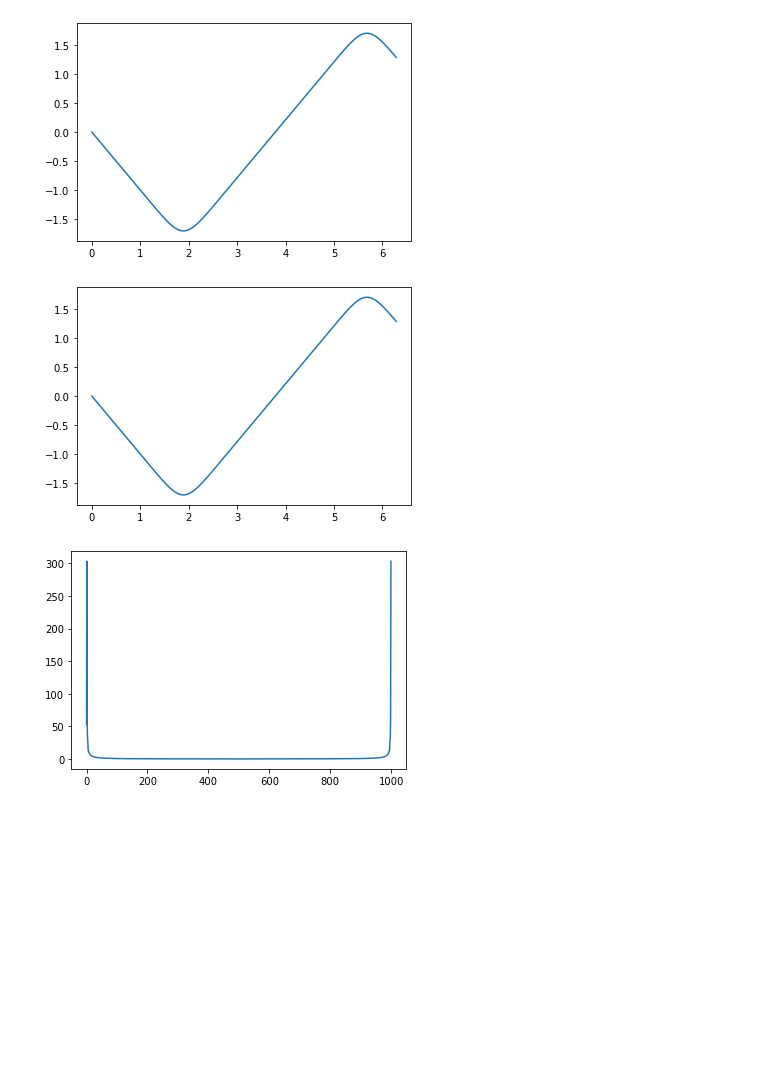
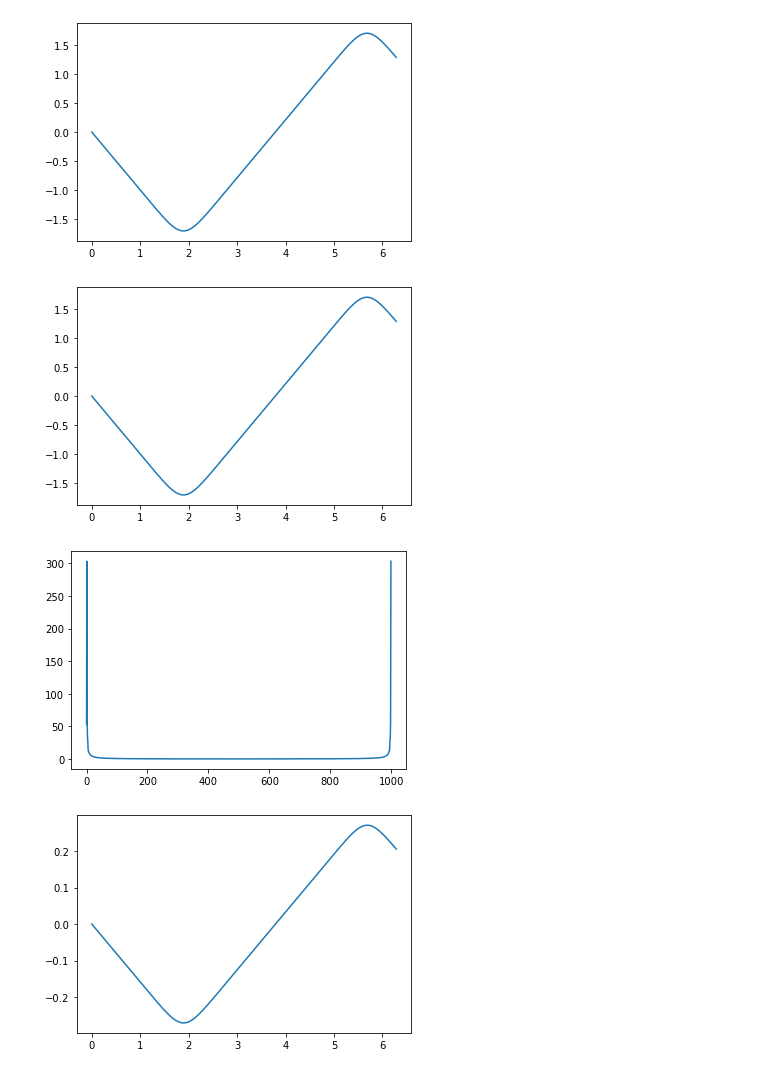
Before and after one commit to RASchauer/computational-physics-class-404-604-Spring-2021, a Jupyter notebook: Homework_Lect19-pre.ipynb, the cells around one changed output. Saved outputs shown, nothing was run; the diff lists cells and outputs as text; code cells hidden in the pictures; blank space fills up the shorter version.

```diff
--- a/Homework_Lect19-pre.ipynb
+++ b/Homework_Lect19-pre.ipynb
@@ -89,59 +89,47 @@ import matplotlib.pyplot as plt
 import cmath                                            # complex math
 
 
 N = 1000;                  Np = N
-signal = zeros( (N+1), float )
 twopi  = 2.*pi;       sq2pi = 1./sqrt(twopi);         h = twopi/N
 dftz   = zeros( (Np), complex )                  # Complex elements
-xa = zeros( (N+1), float )
 nplot = zeros( N, float )
 fplot = zeros( N, float )
 
-idftz   = zeros( (Np), complex )                  # Complex elements
-ixa = zeros( (N+1), float )
-inplot = zeros( N, float )
-ifplot = zeros( N, float )
-
-# def f(signal):                                                  # Signal
-#     step = twopi/N;
-#     x = 0.
-#     for i in range(0, N+1):
-#         signal[i] = 30*cos(x*x*x)
-#         xa[i] = x                      # Plot
-#         x += step
-
-
-def fourier(dftz):                                              # DFT
+def fourier(dftz):                                # DFT
     for n in range(0, Np):              # the n frequency
         zsum = complex(0.0, 0.0)
         for  k in range(0, N):
             zexpo = complex(0, twopi*k*n/N)           # Complex exponent
-#             zsum += signal[k]*cmath.exp(-1*zexpo)#/sq2pi     # finish this line, signal[k] is y[k]
             zsum += yp[k]*cmath.exp(-1*zexpo)#/sq2pi
         dftz[n] = zsum * sq2pi
         nplot[n] = n
         fplot[n] = sqrt(dftz[n].imag*dftz[n].imag+dftz[n].real*dftz[n].real)
 
-def invfourier(dftz):
-    for n in range(1, Np):              # the n frequency
-        zsum = complex(0.0, 0.0)
-        for  k in range(0, N):
+def invfourier(func):
+#     func1=func
+    N=len(func)
+    inv=np.zeros(N, complex)
+    for n in range(N):
+        for  k in range(N):
             zexpo = complex(0, twopi*k*n/N)           # Complex exponent
-#             zsum += signal[k]*cmath.exp(-1*zexpo)#/sq2pi     # finish this line, signal[k] is y[k]
-            zsum += fplot[k]*cmath.exp(zexpo)#/sq2pi
-        dftz[n] = zsum * sq2pi
-        nplot[n] = n
-        fplot[n] = sqrt(idftz[n].imag*idftz[n].imag+idftz[n].real*idftz[n].real)
+            inv[n] += (func[k]*cmath.exp(zexpo)*sq2pi/N)
+    return inv.real
 
 
-f(signal,y);
 fourier(dftz)              # Call signal, transform
 
 plt.plot(xp,yp)
 plt.show()
 plt.plot(nplot,fplot)
 plt.show()
+
+x = np.linspace(0,twopi, N)
+y = invfourier(dftz)      #calls the inverse transform
+
+plt.plot(x,y)
+plt.show()
 # %% [output]
 [figure]
 [figure]
+[figure, added]
 # %%
```
Also changed, not shown: parts of 5 cells of this notebook.
